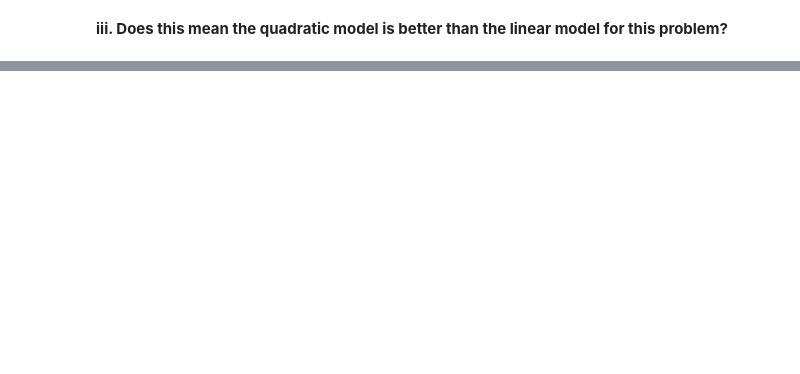
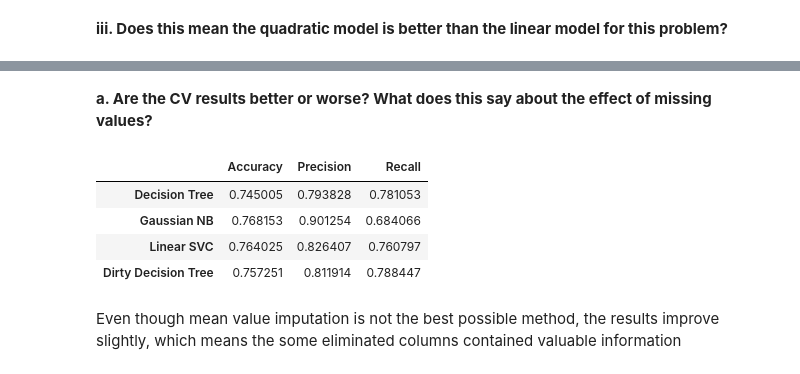
Before and after one commit to edballest/DataScienceAnalytics-CrimePrediction, a Jupyter notebook: Ballesteros-A20410861-homework1.ipynb, the cells around one changed output, grey strips where cells are left out. Drawn from its saved outputs; the diff is of its cells as text; code cells hidden in the pictures; blank space fills up the shorter version.

```diff
--- a/Ballesteros-A20410861-homework1.ipynb
+++ b/Ballesteros-A20410861-homework1.ipynb
@@ -190,3 +241,6 @@ from sklearn.svm import LinearSVC
 # %%
 lSVC = LinearSVC()
 accuracy,precision,recall = crossValidationScores(lSVC,X,y)
+lSVCscores = pd.DataFrame(data = {'Accuracy': accuracy,'Precision': precision,'Recall': recall},
+                         index=['Linear SVC']) #to compate with othe models
+allScores = allScores.append(lSVCscores)
@@ -347,0 +450,3 @@ The results are the same. This means the coefficients for the 2nd degree order a
+# %%
+n_NaNs = data.apply(lambda x: sum(x.isnull()),axis=0)
+n_NaNs [n_NaNs != 0]
@@ -347,0 +473,5 @@ The results are the same. This means the coefficients for the 2nd degree order a
+# %%
+missingFeatures_series = n_NaNs [n_NaNs != 0]
+missingFeatures = list(missingFeatures_series.index)
+for f in missingFeatures:
+    data[f].fillna(data[f].mean(), inplace=True)
@@ -364,0 +492,16 @@ ValueError: Input contains NaN, infinity or a value too large for dtype('float32
+# %%
+#Fit model and measure performance
+dTree = DecisionTreeClassifier()
+
+print('cross validation')
+accuracy,precision,recall = crossValidationScores(dTree,X,y)
+
+dTree.fit(X,y)
+yPred = dTree.predict(X)
+
+print('\nTrain')
+tMSE = trainScores(y,yPred)
+
+dirtyScores = pd.DataFrame(data = {'Accuracy': accuracy,'Precision': precision,'Recall': recall},
+                         index=['Dirty Decision Tree']) #to compate with othe models
+allScores = allScores.append(dirtyScores)
@@ -364,0 +518,12 @@ ValueError: Input contains NaN, infinity or a value too large for dtype('float32
+# %% [markdown]
+**a. Are the CV results better or worse? What does this say about the effect of missing values?**
+# %%
+allScores
+# %% [output]
+|  | Accuracy | Precision | Recall |
+| Decision Tree | 0.745005 | 0.793828 | 0.781053 |
+| Gaussian NB | 0.768153 | 0.901254 | 0.684066 |
+| Linear SVC | 0.764025 | 0.826407 | 0.760797 |
+| Dirty Decision Tree | 0.757251 | 0.811914 | 0.788447 |
+# %% [markdown]
+Even though mean value imputation is not the best possible method, the results improve slightly, which means the some eliminated columns contained valuable information
```
Also changed, not shown: parts of 60 cells of this notebook.
